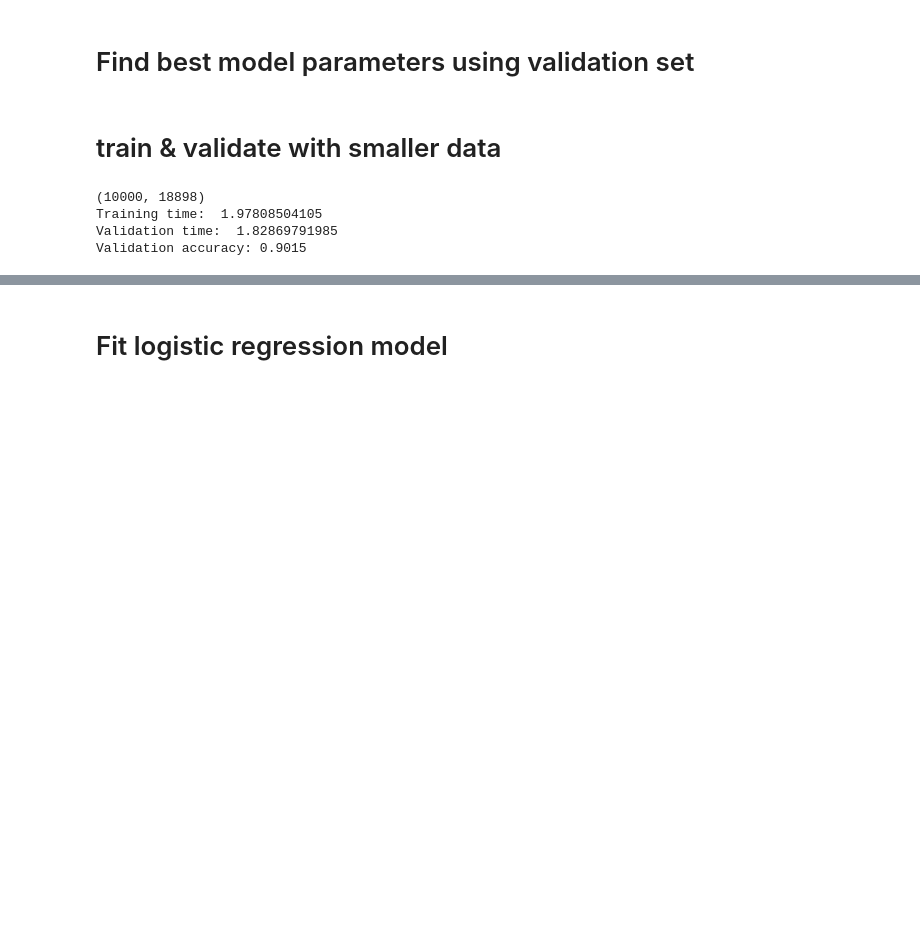
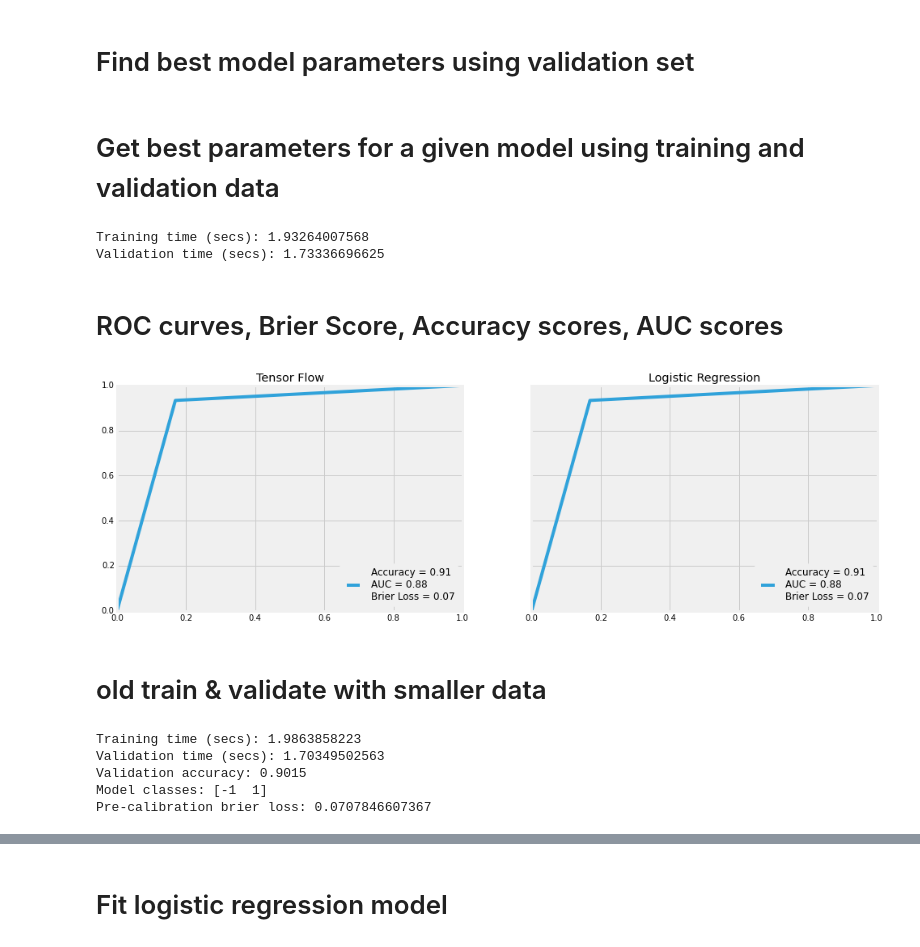
Before and after one commit to fnokeke/datasci, a Jupyter notebook: deepLearning/DeepLearning.ipynb, the cells around one changed output, grey strips where cells are left out. Drawn from its saved outputs; the diff is of its cells as text; code cells hidden in the pictures; blank space fills up the shorter version.

Commit message:
computed brier loss

```diff
--- a/deepLearning/DeepLearning.ipynb
+++ b/deepLearning/DeepLearning.ipynb
@@ -99,3 +108,5 @@ SGDClassifier(alpha=0.0001, average=False, class_weight=None, epsilon=0.1,
        verbose=0, warm_start=False)
 # %% [markdown]
 # Find best model parameters using validation set
+# %% [markdown]
+# Get best parameters for a given model using training and validation data
@@ -102,24 +164,64 @@ SGDClassifier(alpha=0.0001, average=False, class_weight=None, epsilon=0.1,
+# %%
+results_LR = get_best_params("LR", 'trainSmall', 'vaSmall')
+# %% [output]
+Training time (secs): 1.93264007568
+Validation time (secs): 1.73336696625
+# %% [markdown]
+# ROC curves, Brier Score, Accuracy scores, AUC scores
+# %%
+y_predictions = {
+    'Logistic Regression': results_LR,
+    'Tensor Flow': results_LR
+}
+
+fig, axes = plt.subplots(1, len(y_predictions), sharey=True)
+fig.set_size_inches(15,5)
+i = 0
+
+for title, results in y_predictions.items():
+    y_pred, y_va, accuracy, brier_loss = results
+
+    fpr, tpr, thresholds = metrics.roc_curve(y_pred, y_va, pos_label=1)
+    auc = metrics.auc(fpr, tpr)
+
+    label = 'Accuracy = %0.2f \nAUC = %0.2f \nBrier Loss = %0.2f' % (accuracy, auc, brier_loss)
+
+    axes[i].plot(fpr, tpr, label=label)
+    axes[i].set_title(title)
+    axes[i].legend(loc='lower right')
+    i += 1
+# %% [output]
+[figure, added]
 # %% [markdown]
-# train & validate with smaller data
+# old train & validate with smaller data
 # %%
 from time import time
 
 # training
 start = time()
 X_train, y_train = get_data('trainSmall')
-print X_train.shape
-print "Training time: ", time() - start
+print "Training time (secs):", time() - start
 
 # validation
 start = time()
 X_va, y_va = get_data('valSmall')
-print "Validation time: ", time() - start
+print "Validation time (secs):", time() - start
 
 # prediction accuracy
 prediction = lr.predict(X_va)
 print 'Validation accuracy:', metrics.accuracy_score(y_va, prediction)
+
+# classes
+print 'Model classes:', lr.classes_
+
+# pre-calibration brier loss
+# predict_proba returns array results according to format of lr.classes_ = [-1, 1]
+# in our case 1 is the positive label for computing brier score
+y_prob = lr.predict_proba(X_va)[:,1]
+print "Pre-calibration brier loss:", metrics.brier_score_loss(y_va, y_prob, pos_label=1)
 # %% [output]
-(10000, 18898)
-Training time:  1.97808504105
-Validation time:  1.82869791985
+Training time (secs): 1.9863858223
+Validation time (secs): 1.70349502563
 Validation accuracy: 0.9015
+Model classes: [-1  1]
+Pre-calibration brier loss: 0.0707846607367
```
Also changed, not shown: parts of 6 cells of this notebook.
